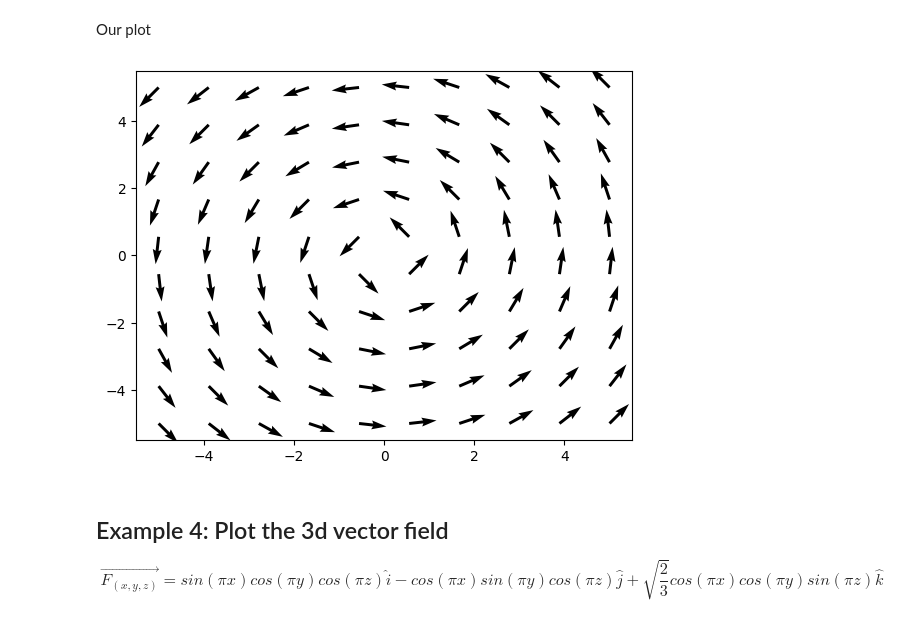
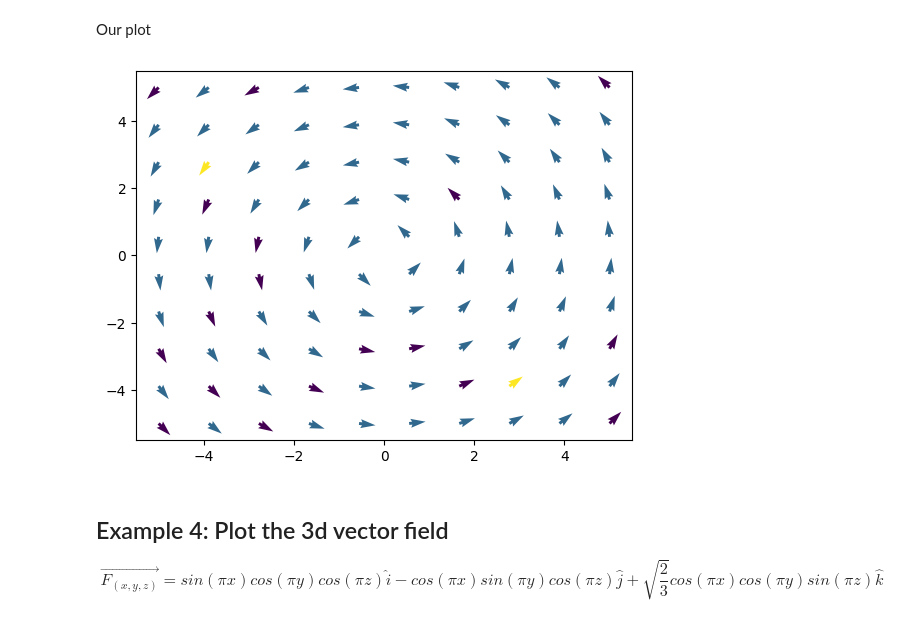
Before and after one commit to sbhusal123/vector_visualization, a Jupyter notebook: Basic Vector Plots.ipynb, the cells around one changed output. Saved outputs shown, nothing was run; the diff lists cells and outputs as text; code cells hidden in the pictures.

```diff
--- a/Basic Vector Plots.ipynb
+++ b/Basic Vector Plots.ipynb
@@ -98,10 +114,10 @@ v = x/np.sqrt(x**2+y**2)
 # %% [markdown]
 Our plot
 # %%
-plt.quiver(x, y, u, v)
+plt.quiver(x, y, u, v, np.hypot(u, v), scale=30)
 plt.show()
 # %% [output]
-[figure, old version]
+[figure, new version]
 # %% [markdown]
 ## Example 4: Plot the 3d vector field
 
```
Also changed, not shown: parts of 3 cells of this notebook, 2 other files.
